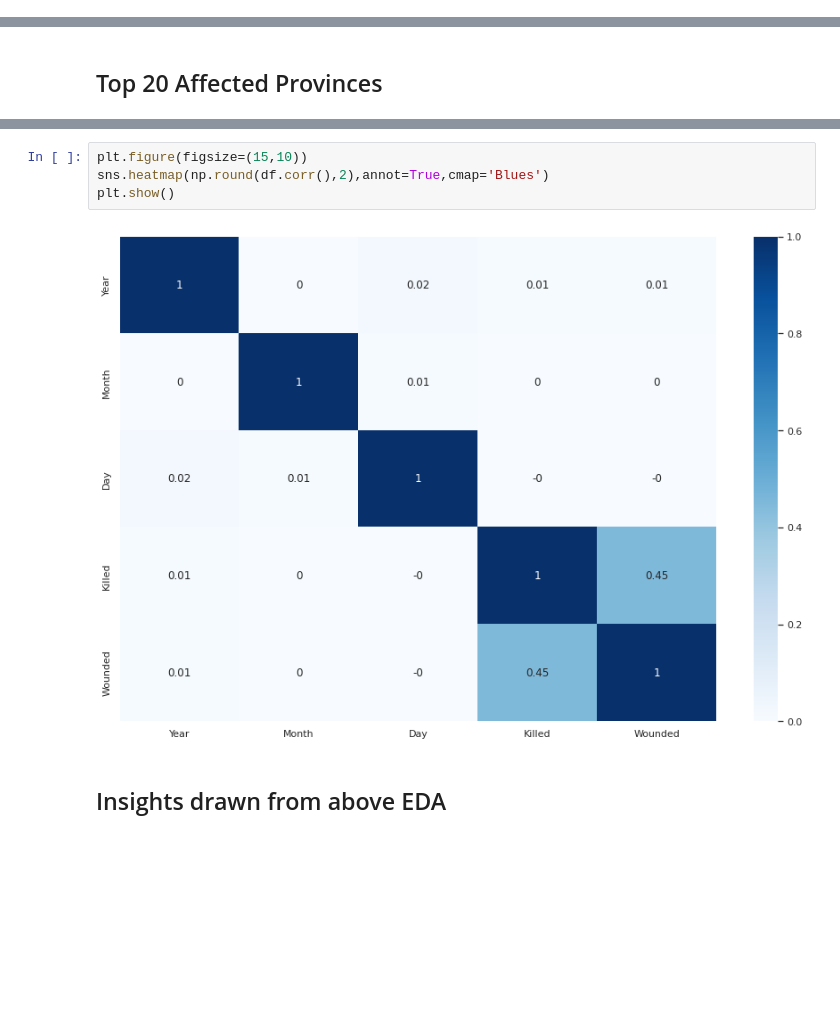
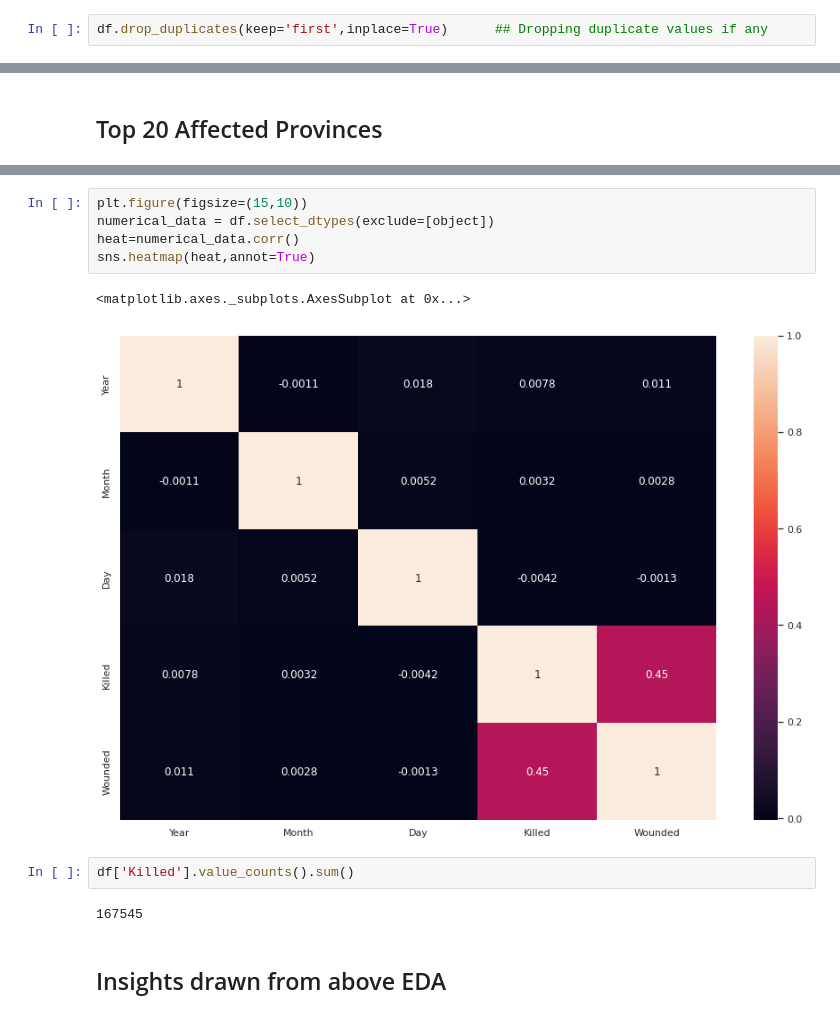
Before and after one commit to Prasad-Khedkar/Global-Terrorism-EDA, a Jupyter notebook: Global_Terrorism(EDA).ipynb, the cells around one changed output, grey strips where cells are left out. Drawn from its saved outputs; the diff is of its cells as text; blank space fills up the shorter version.

```diff
--- a/Global_Terrorism(EDA).ipynb
+++ b/Global_Terrorism(EDA).ipynb
@@ -61 +67,3 @@ df.head()
+# %%
+df.drop_duplicates(keep='first',inplace=True)      ## Dropping duplicate values if any
 # %%
@@ -387,9 +407,15 @@ plt.show()
 # %%
 plt.figure(figsize=(15,10))
-sns.heatmap(np.round(df.corr(),2),annot=True,cmap='Blues')
-plt.show()
+numerical_data = df.select_dtypes(exclude=[object])
+heat=numerical_data.corr()
+sns.heatmap(heat,annot=True)
 # %% [output]
+<matplotlib.axes._subplots.AxesSubplot at 0x...>
-[figure, old version]
+[figure, new version]
+# %%
+df['Killed'].value_counts().sum()
+# %% [output]
+167545
 # %% [markdown]
 ##    Insights drawn from above EDA
 # %% [markdown]
```
Also changed, not shown: parts of 31 cells of this notebook.
